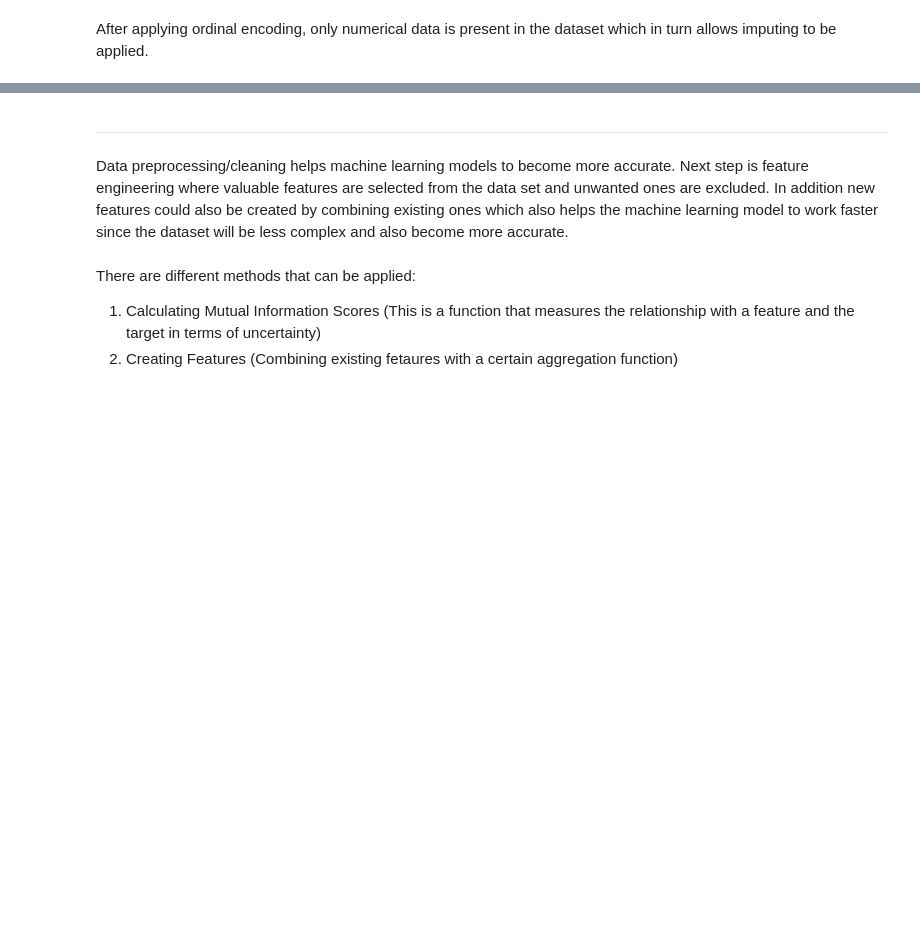
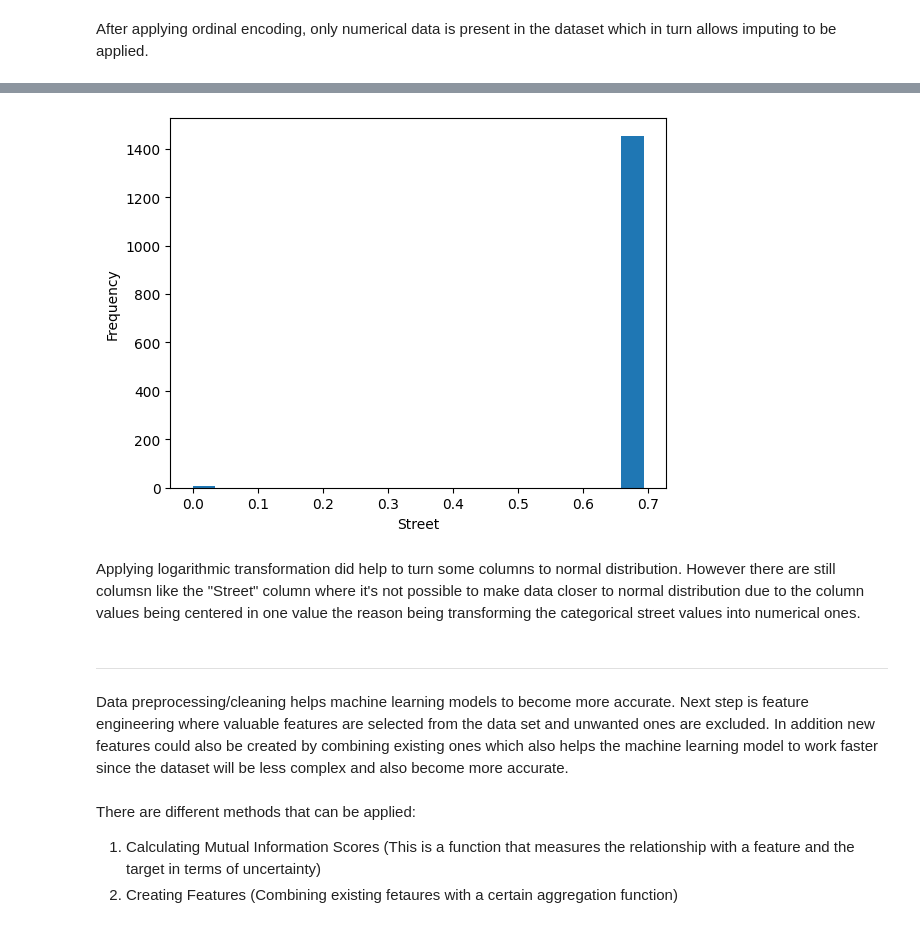
Before and after one commit to usserra/ML_Project_Housing_Prices, a Jupyter notebook: Poetry_VR_Environment/Predicting_Housing_Prices.ipynb, the cells around one changed output, grey strips where cells are left out. Drawn from its saved outputs; the diff is of its cells as text; code cells hidden in the pictures; blank space fills up the shorter version.

```diff
--- a/Poetry_VR_Environment/Predicting_Housing_Prices.ipynb
+++ b/Poetry_VR_Environment/Predicting_Housing_Prices.ipynb
@@ -116,0 +176,8 @@ print(imputed_data)
+# %%
+plt.figure()
+plt.hist(log_transformed_data["Street"], bins=20)
+plt.xlabel("Street")
+plt.ylabel("Frequency")
+plt.show()
+# %% [output]
+[figure, added]
@@ -117,3 +186,5 @@ print(imputed_data)
+# %% [markdown]
+Applying logarithmic transformation did help to turn some columns to normal distribution. However there are still columsn like the "Street" column where it's not possible to make data closer to normal distribution due to the column values being centered in one value the reason being transforming the categorical street values into numerical ones.
 # %% [markdown]
 ----------------------------------------
 # %% [markdown]
```
Also changed, not shown: parts of 62 cells of this notebook, 2 other files.
